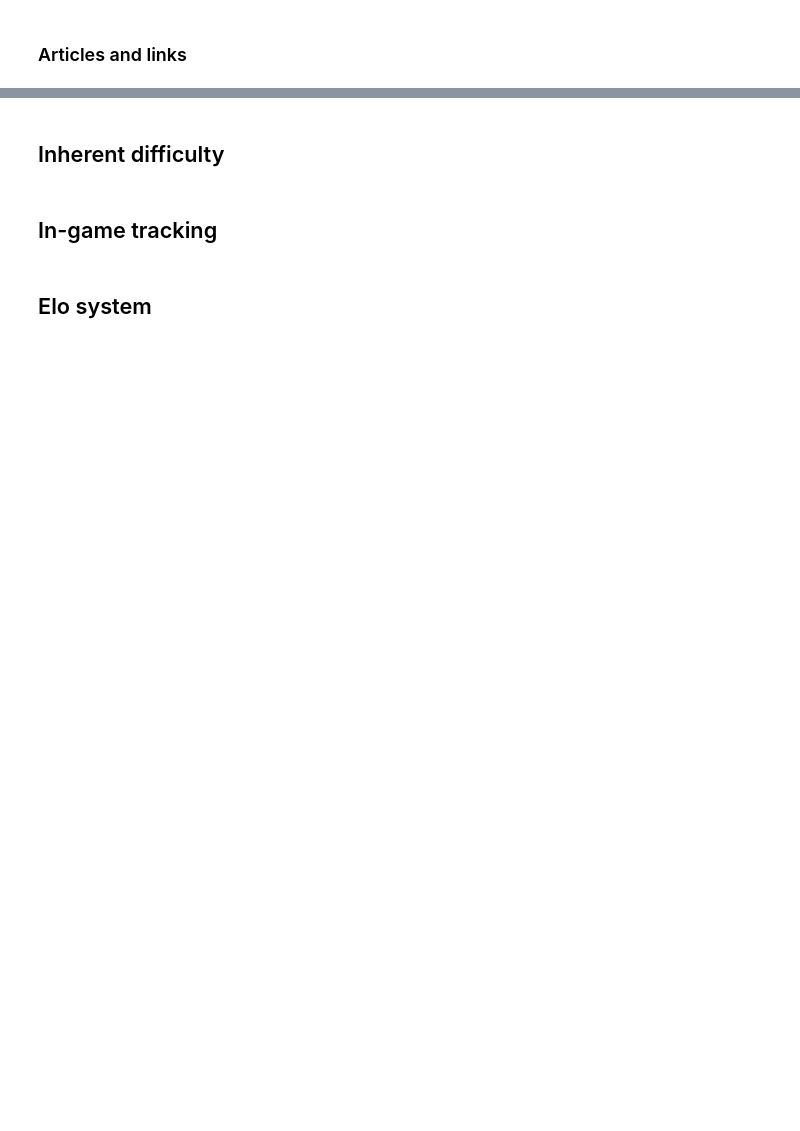
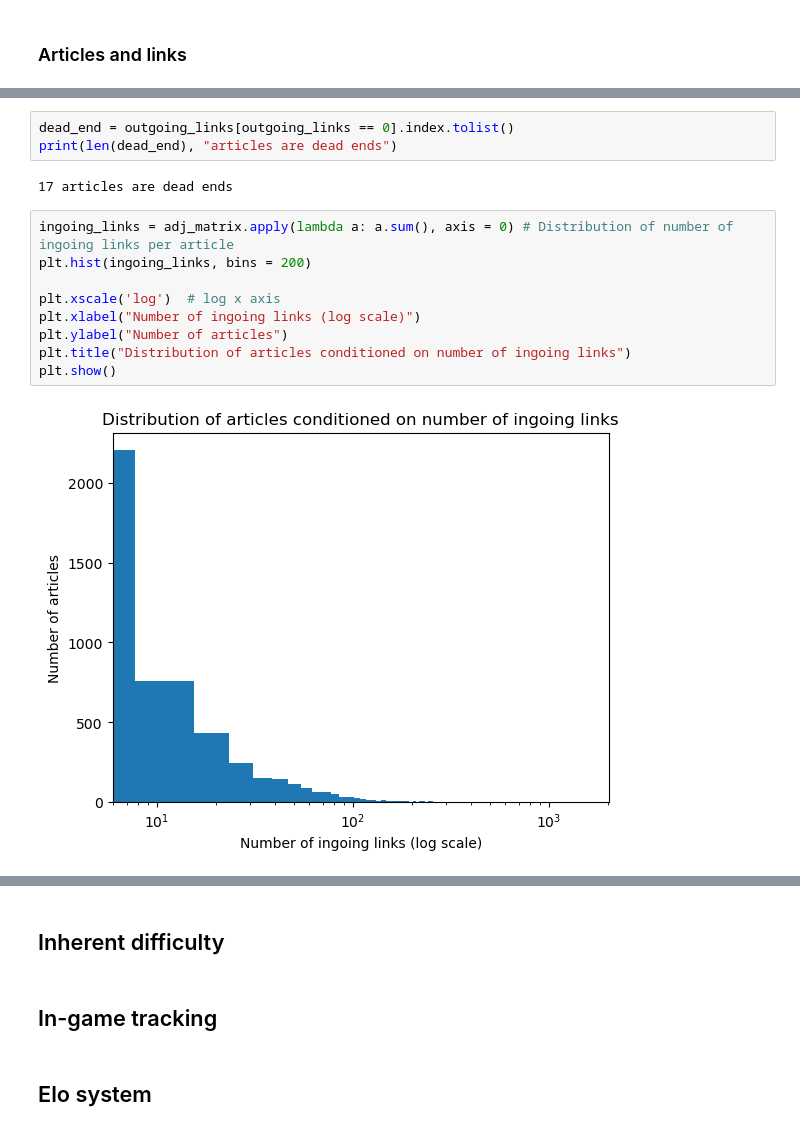
Before and after one commit to epfl-ada/ada-2024-project-outliars, a Jupyter notebook: results.ipynb, the cells around one changed output, grey strips where cells are left out. Cells and saved outputs as stored; diff of their text form; blank space fills up the shorter version.

```diff
--- a/results.ipynb
+++ b/results.ipynb
@@ -45,0 +85,16 @@ After adding missing links, there are 119888 links in df
+# %%
+dead_end = outgoing_links[outgoing_links == 0].index.tolist()
+print(len(dead_end), "articles are dead ends")
+# %% [output]
+17 articles are dead ends
+# %%
+ingoing_links = adj_matrix.apply(lambda a: a.sum(), axis = 0) # Distribution of number of ingoing links per article
+plt.hist(ingoing_links, bins = 200)
+
+plt.xscale('log')  # log x axis
+plt.xlabel("Number of ingoing links (log scale)")
+plt.ylabel("Number of articles")
+plt.title("Distribution of articles conditioned on number of ingoing links")
+plt.show()
+# %% [output]
+[figure, added]
```
Also changed, not shown: parts of 39 cells of this notebook, 3 other files.
